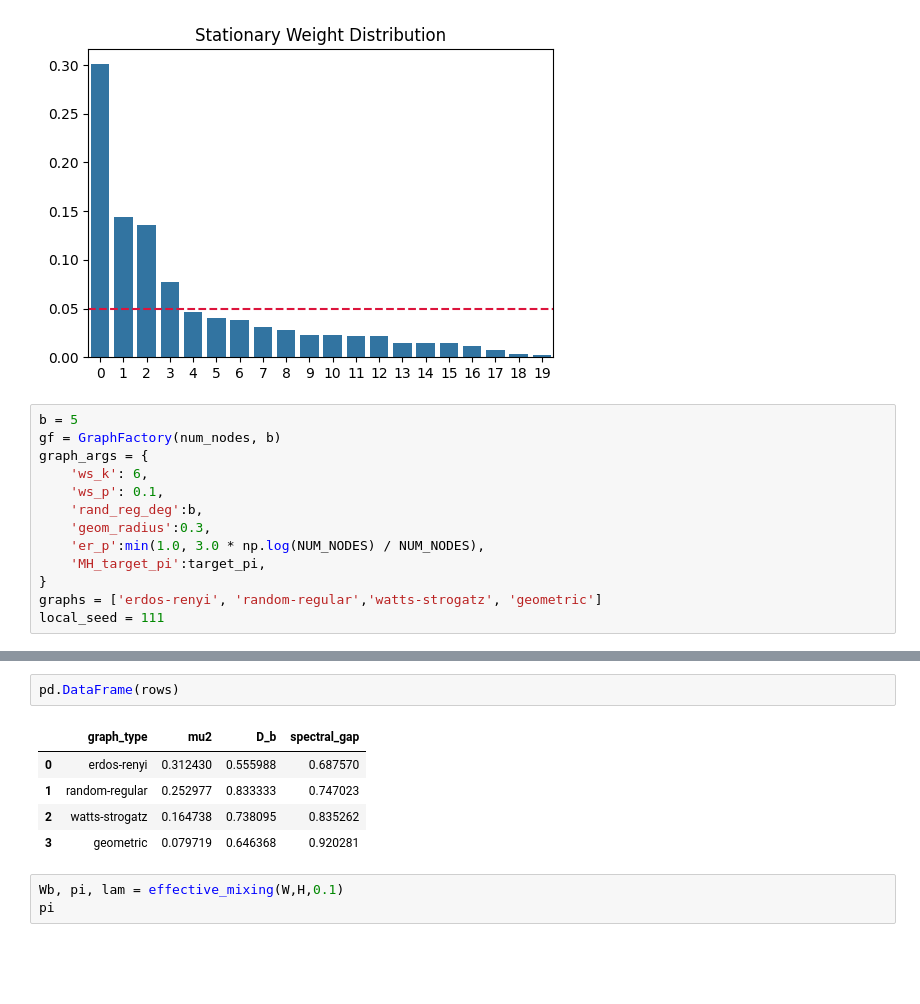
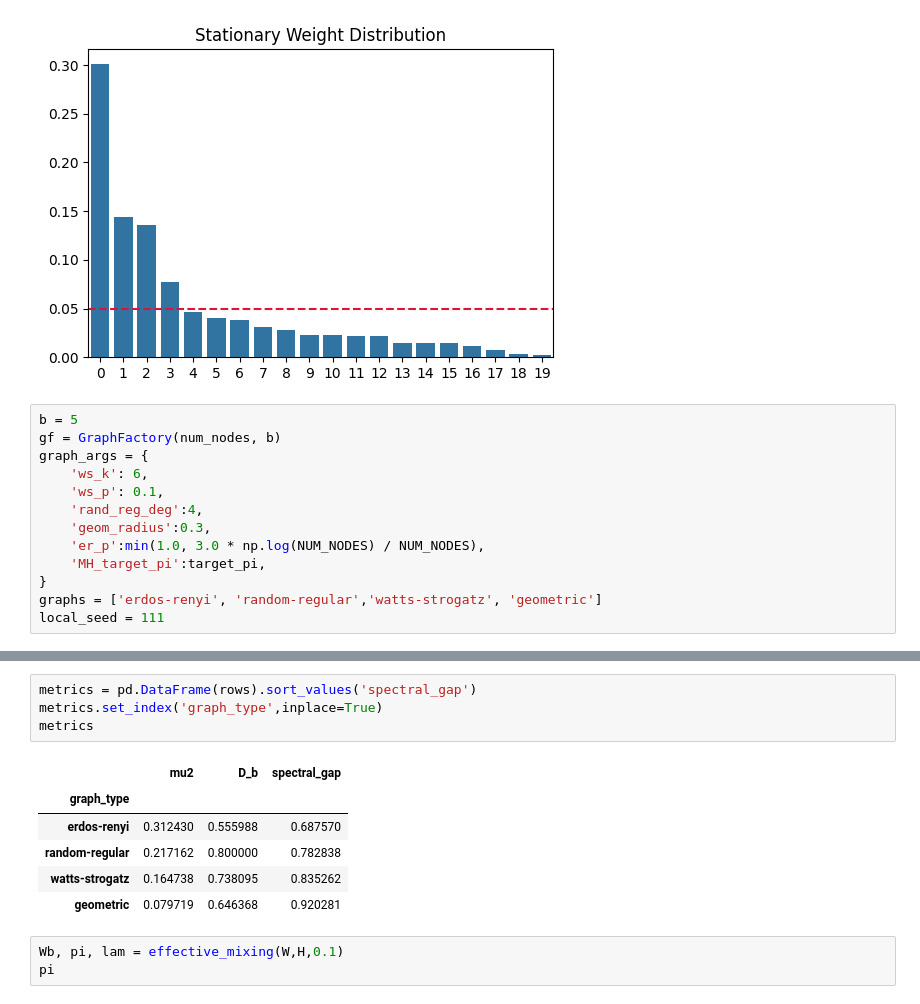
Before and after one commit to ardenpalme/Dissertation, a Jupyter notebook: graphs.ipynb, the cells around one changed output, grey strips where cells are left out. Cells and saved outputs as stored; diff of their text form; blank space fills up the shorter version.

```diff
--- a/graphs.ipynb
+++ b/graphs.ipynb
@@ -44,7 +44,7 @@ gf = GraphFactory(num_nodes, b)
 graph_args = {
     'ws_k': 6,
     'ws_p': 0.1,
-    'rand_reg_deg':b,
+    'rand_reg_deg':4,
     'geom_radius':0.3,
     'er_p':min(1.0, 3.0 * np.log(NUM_NODES) / NUM_NODES),
     'MH_target_pi':target_pi,
@@ -67,11 +65,14 @@ plt.show()
 # %%
-pd.DataFrame(rows)
+metrics = pd.DataFrame(rows).sort_values('spectral_gap')
+metrics.set_index('graph_type',inplace=True)
+metrics
 # %% [output]
-|  | graph_type | mu2 | D_b | spectral_gap |
-| 0 | erdos-renyi | 0.312430 | 0.555988 | 0.687570 |
-| 1 | random-regular | 0.252977 | 0.833333 | 0.747023 |
-| 2 | watts-strogatz | 0.164738 | 0.738095 | 0.835262 |
-| 3 | geometric | 0.079719 | 0.646368 | 0.920281 |
+|  | mu2 | D_b | spectral_gap |
+| graph_type |  |  |  |
+| erdos-renyi | 0.312430 | 0.555988 | 0.687570 |
+| random-regular | 0.217162 | 0.800000 | 0.782838 |
+| watts-strogatz | 0.164738 | 0.738095 | 0.835262 |
+| geometric | 0.079719 | 0.646368 | 0.920281 |
 # %%
 Wb, pi, lam = effective_mixing(W,H,0.1)
 pi
```
Also changed, not shown: parts of 1 cell of this notebook, 4 other files.
